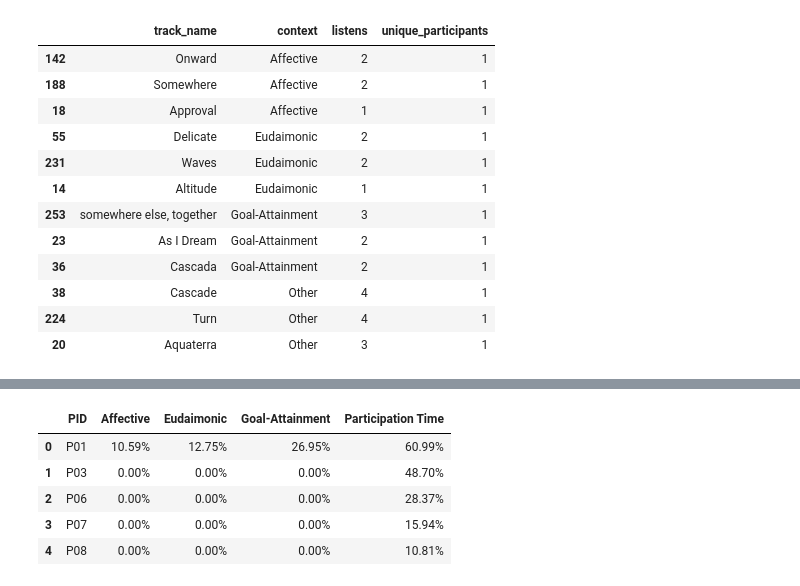
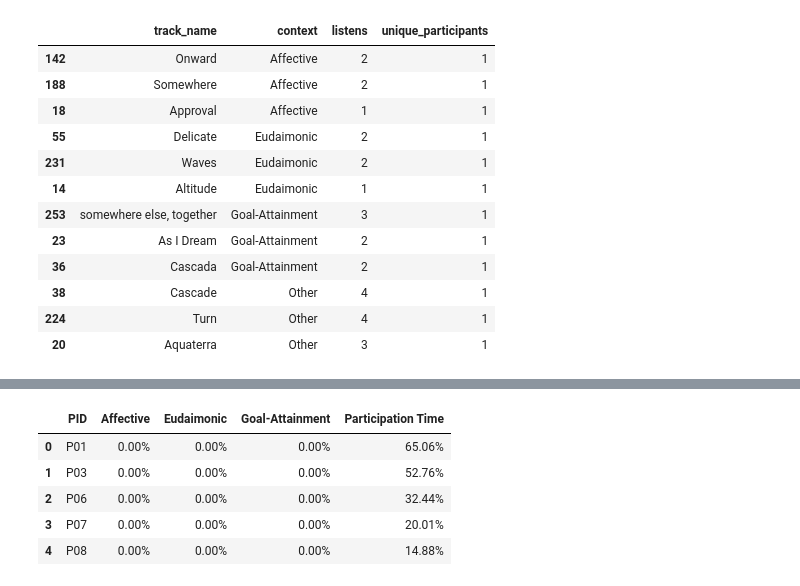
Before and after one commit to gtzben/beats-dataset, a Jupyter notebook: notebooks/dashboard.ipynb, the cells around one changed output, grey strips where cells are left out. Drawn from its saved outputs; the diff is of its cells as text; code cells hidden in the pictures.

```diff
--- a/notebooks/dashboard.ipynb
+++ b/notebooks/dashboard.ipynb
@@ -528,26 +511,33 @@ progress_tracking = {"Participation Time":pd.Timedelta(days=21), "Affective":[],
 # %%
-# progress_tracking = {'Participation Time': pd.Timedelta(days=21),
-#  'Affective': [],
-#  'Eudaimonic': [],
-#  'Goal-Attainment': []}
+progress_tracking = {'Participation Time': pd.Timedelta(days=21),
+ 'Affective': [],
+ 'Eudaimonic': [],
+ 'Goal-Attainment': []}
 
 
-# default_table = pd.DataFrame(0, index=list(df_participants['id']), columns=list(progress_tracking.keys()))
+default_table = pd.DataFrame(0, index=list(df_participants['id']), columns=list(progress_tracking.keys()))
 
-# table = (df_music.groupby(["participant_id", "context"])["track_uri"]
-#                 .apply(lambda x: len([t for t in x.unique() if t in progress_tracking.get(x.name[-1],[])]))
-#                 .reset_index(name="counts")
-#                 .pivot_table(index="participant_id", columns="context", values="counts")
-#                 .fillna(0)
-#                 .drop("Other",axis=1))
+table = (df_music.groupby(["participant_id", "context"])["track_uri"]
+                .apply(lambda x: len([t for t in x.unique() if t in progress_tracking.get(x.name[-1],[])]))
+                .reset_index(name="counts")
+                .pivot_table(index="participant_id", columns="context", values="counts")
+                .fillna(0)
+                .drop("Other",axis=1))
 
-# table = pd.concat([table, default_table[~default_table.index.isin(table.index)].dropna()]).astype(float).fillna(0)
-# table["Participation Time"] = ((datetime.today() - df_participants.set_index("id")["created_at"])).clip(upper=pd.Timedelta(days=21))
+table = pd.concat([table, default_table[~default_table.index.isin(table.index)].dropna()]).astype(float).fillna(0)
+table["Participation Time"] = ((datetime.today() - df_participants.set_index("id")["created_at"])).clip(upper=pd.Timedelta(days=21))
 
-# progress_tracking_len = {key:(len(value) if  hasattr(value, "__iter__") else value) for key, value in progress_tracking.items()}
+progress_tracking_len = {key:(len(value) if  hasattr(value, "__iter__") else value) for key, value in progress_tracking.items()}
+# progress_tracking_len = {'Participation Time': pd.Timedelta(days=21),
+#  'Affective': 41,
+#  'Eudaimonic': 38,
+#  'Goal-Attainment': 40}
 
-# table = (table.div(pd.Series(progress_tracking_len)).applymap(lambda x: f"{x*100:,.2f}%")
-#          .reset_index()
-#          .rename(columns={'index': 'PID'}))
+table = (table.div(pd.Series(progress_tracking_len).replace(0,np.nan).astype(object))
+         .fillna(0)
+         .applymap(lambda x: f"{x*100:,.2f}%")
+         .reset_index()
+         .rename(columns={'index': 'PID'}))
 
-# table
+table
+# %% [output]
@@ -554,3 +550,9 @@ progress_tracking = {"Participation Time":pd.Timedelta(days=21), "Affective":[],
+|  | PID | Affective | Eudaimonic | Goal-Attainment | Participation Time |
+| 0 | P01 | 0.00% | 0.00% | 0.00% | 65.06% |
+| 1 | P03 | 0.00% | 0.00% | 0.00% | 52.76% |
+| 2 | P06 | 0.00% | 0.00% | 0.00% | 32.44% |
+| 3 | P07 | 0.00% | 0.00% | 0.00% | 20.01% |
+| 4 | P08 | 0.00% | 0.00% | 0.00% | 14.88% |
 # %%
 progress_tracking = {"Participation Time":pd.Timedelta(days=21), "Affective":170, "Eudaimonic":149,"Goal-Attainment":167}
 
@@ -575,10 +577,3 @@ percentage_values = set(
 )
 
 table
-# %% [output]
-|  | PID | Affective | Eudaimonic | Goal-Attainment | Participation Time |
-| 0 | P01 | 10.59% | 12.75% | 26.95% | 60.99% |
-| 1 | P03 | 0.00% | 0.00% | 0.00% | 48.70% |
-| 2 | P06 | 0.00% | 0.00% | 0.00% | 28.37% |
-| 3 | P07 | 0.00% | 0.00% | 0.00% | 15.94% |
-| 4 | P08 | 0.00% | 0.00% | 0.00% | 10.81% |
```
Also changed, not shown: parts of 5 cells of this notebook, 8 other files.
